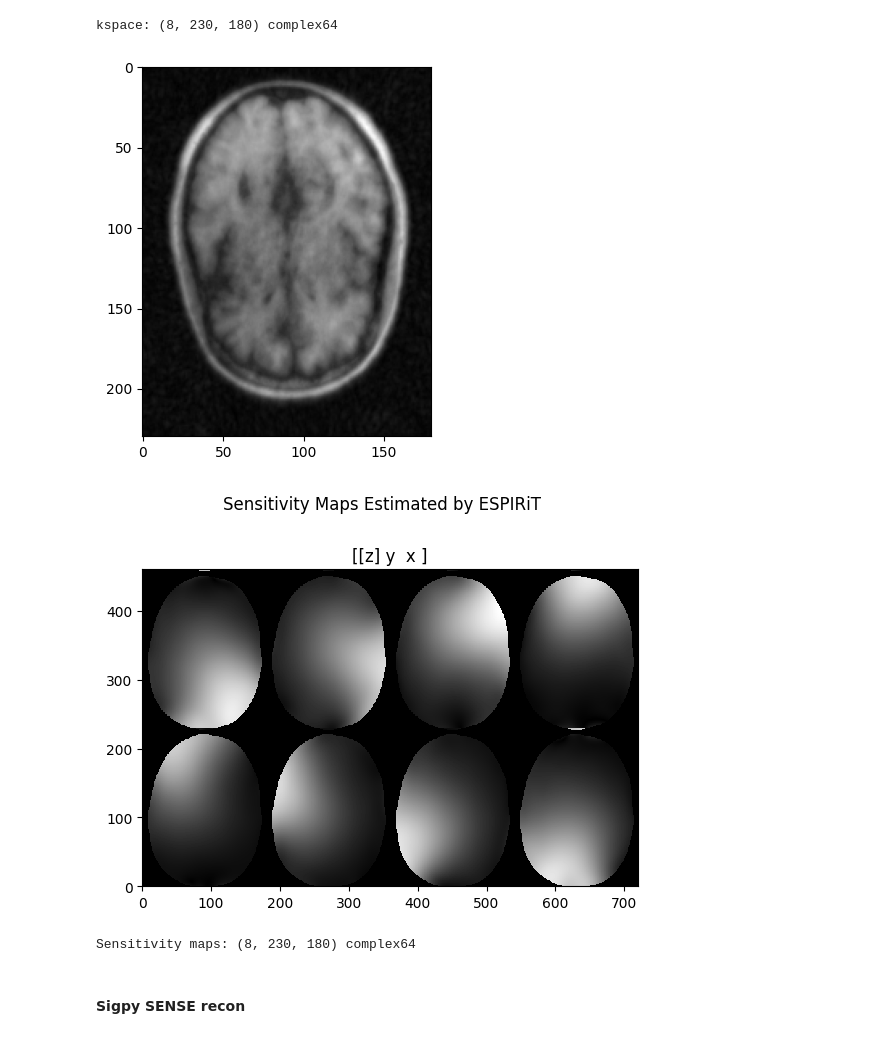
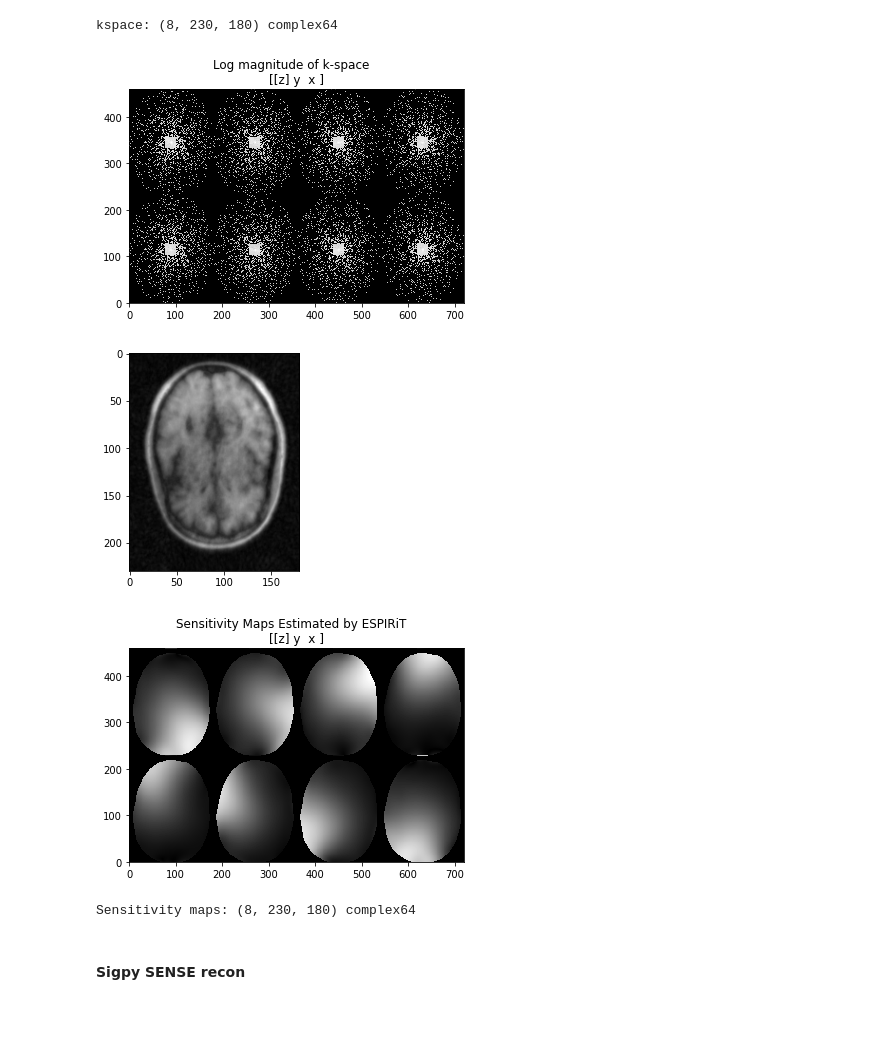
Before and after one commit to impulse462/ma221_proj, a Jupyter notebook: recon_test.ipynb, the cells around one changed output. Saved outputs shown, nothing was run; the diff lists cells and outputs as text; code cells hidden in the pictures.

```diff
--- a/recon_test.ipynb
+++ b/recon_test.ipynb
@@ -9,22 +14,24 @@ import matplotlib.pyplot as plt
 # %%
-ksp_path = "../sigpy-mri-tutorial/data/"
+ksp_path = '/home/batman/Documents/sigpy_tutorial/sigpy-mri-tutorial/data/' # undersampled
 ksp = np.load(ksp_path + 'cartesian_ksp.npy')
 print('kspace:', ksp.shape, ksp.dtype)
+pl.ImagePlot(ksp, mode='l', z=0, title='Log magnitude of k-space')
 
 
 
 img_mc = np.abs(sigpy.ifft(ksp, axes=(-1, -2))) # image space multicoil
 img_rss = np.sum(img_mc**2, axis=0)**0.5
 plt.imshow(img_rss, cmap='gray')
 
 # get smaps
 mps = mr.app.EspiritCalib(ksp).run()
 pl.ImagePlot(mps, z=0, title='Sensitivity Maps Estimated by ESPIRiT')
 print('Sensitivity maps:', mps.shape, mps.dtype)
 # %% [output]
 kspace: (8, 230, 180) complex64
-[figure, old version]
+[figure, new version]
-[figure, old version]
+[figure, new version]
+[figure, added]
 Sensitivity maps: (8, 230, 180) complex64
 # %% [markdown]
 #### Sigpy SENSE recon
```
Also changed, not shown: parts of 15 cells of this notebook.
